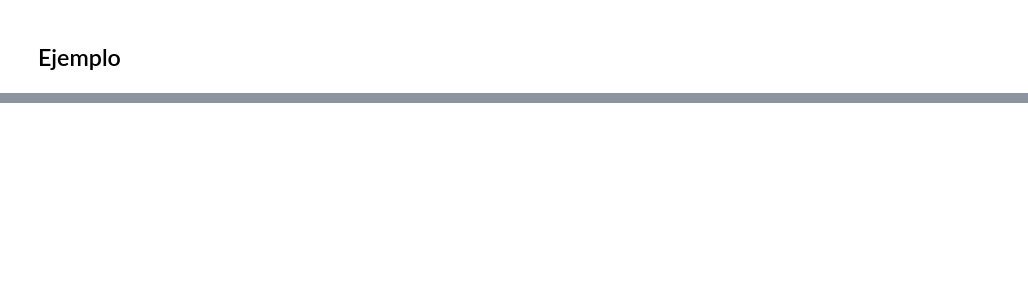
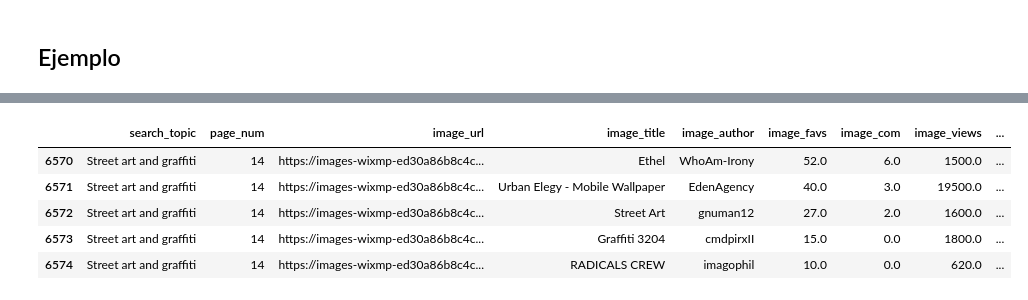
Before and after one commit to EstebanBraganza77/Web-Scrapping-Practica1, a Jupyter notebook: source/pruebas.ipynb, the cells around one changed output, grey strips where cells are left out. Saved outputs shown, nothing was run; the diff lists cells and outputs as text; code cells hidden in the pictures; blank space fills up the shorter version.

```diff
--- a/source/pruebas.ipynb
+++ b/source/pruebas.ipynb
@@ -230 +499,11 @@ image_url = "https://images-wixmp-ed30a86b8c4ca887773594c2.wixmp.com/f/0a843e25-
 download_image(image_url)
+# %%
+data = pd.read_csv('C:/Users/esteb/OneDrive/Escritorio/Cursos y Materias/UOC Master Ciencia de Datos/Web-Scrapping-Practica1-/dataset/images_db.csv', index_col=0, sep=',')
+data.tail()
+# %% [output]
+|  | search_topic | page_num | image_url | image_title | image_author | image_favs | image_com | image_views | ... |
+| 6570 | Street art and graffiti | 14 | https://images-wixmp-ed30a86b8c4c... | Ethel | WhoAm-Irony | 52.0 | 6.0 | 1500.0 | ... |
+| 6571 | Street art and graffiti | 14 | https://images-wixmp-ed30a86b8c4c... | Urban Elegy - Mobile Wallpaper | EdenAgency | 40.0 | 3.0 | 19500.0 | ... |
+| 6572 | Street art and graffiti | 14 | https://images-wixmp-ed30a86b8c4c... | Street Art | gnuman12 | 27.0 | 2.0 | 1600.0 | ... |
+| 6573 | Street art and graffiti | 14 | https://images-wixmp-ed30a86b8c4c... | Graffiti 3204 | cmdpirxII | 15.0 | 0.0 | 1800.0 | ... |
+| 6574 | Street art and graffiti | 14 | https://images-wixmp-ed30a86b8c4c... | RADICALS CREW | imagophil | 10.0 | 0.0 | 620.0 | ... |
```
Also changed, not shown: parts of 8 cells of this notebook, 3 other files.
